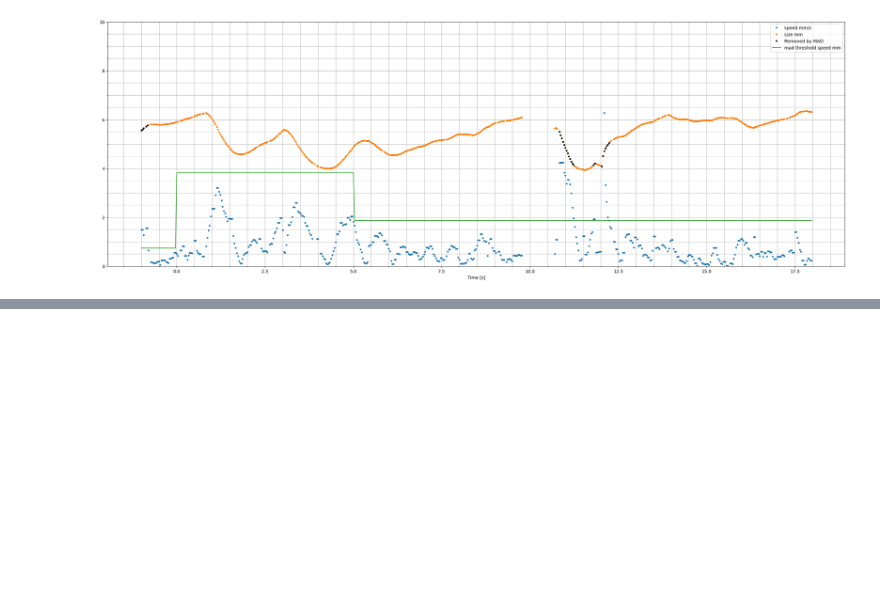
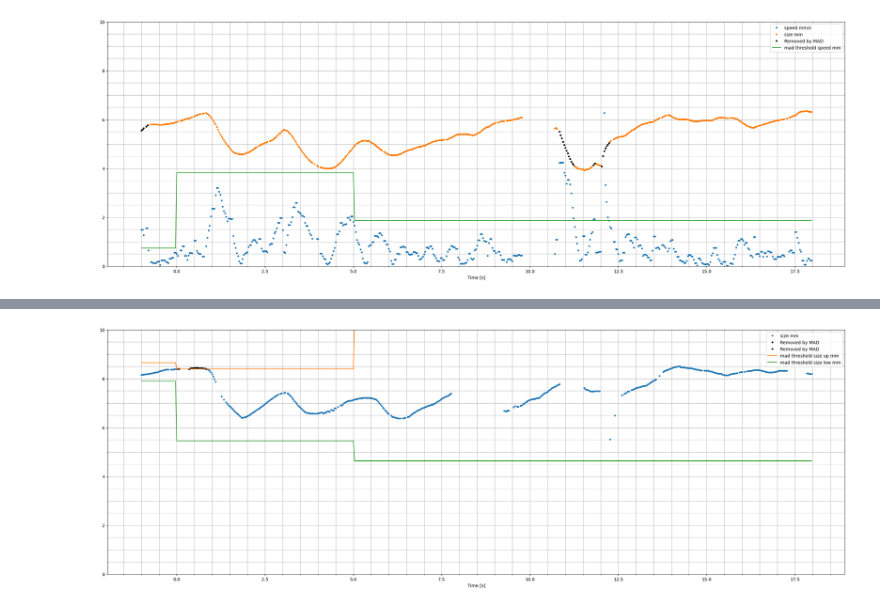
Before and after one commit to tscnlab/civibe_pupilprep, a Jupyter notebook: notebooks/prep_detect_remove_artifacts.ipynb, the cells around one changed output, grey strips where cells are left out. Saved outputs shown, nothing was run; the diff lists cells and outputs as text; code cells hidden in the pictures; blank space fills up the shorter version.

```diff
--- a/notebooks/prep_detect_remove_artifacts.ipynb
+++ b/notebooks/prep_detect_remove_artifacts.ipynb
@@ -207,0 +220,24 @@ As seen in the examples above, the MAD threshold is calculated for each trial ph
+# %%
+def plot_trial_size_MAD(data_df,trial_no):
+    plt.figure(figsize = (30,10))
+
+    plt.plot(data_df['Trial time Sec'][data_df['Trial no']==trial_no],data_df['Stim eye - Size Mm'][data_df['Trial no']==trial_no],label='size mm',marker='.',linestyle='none')
+    plt.plot(data_df['Trial time Sec'][(data_df['Trial no']==trial_no)&(data_df['Stim eye - Size Mm']>data_df['MAD size upper threshold'])],data_df['Stim eye - Size Mm'][(data_df['Trial no']==trial_no)&(data_df['Stim eye - Size Mm']>data_df['MAD size upper threshold'])],marker='.',linestyle='none',color='k',label='Removed by MAD')
+    plt.plot(data_df['Trial time Sec'][(data_df['Trial no']==trial_no)&(data_df['Stim eye - Size Mm']<data_df['MAD size lower threshold'])],data_df['Stim eye - Size Mm'][(data_df['Trial no']==trial_no)&(data_df['Stim eye - Size Mm']<data_df['MAD size lower threshold'])],marker='.',linestyle='none',color='k',label='Removed by MAD')
+    plt.plot(data_df['Trial time Sec'][data_df['Trial no']==trial_no],data_df['MAD size upper threshold'][data_df['Trial no']==trial_no],label='mad threshold size up mm')
+    plt.plot(data_df['Trial time Sec'][data_df['Trial no']==trial_no],data_df['MAD size lower threshold'][data_df['Trial no']==trial_no],label='mad threshold size low mm')
+
+    plt.ylim([0,10])
+    plt.grid(which='both')
+    plt.minorticks_on()
+    plt.legend()
+    plt.xlabel('Time [s]')
+    plt.show()
+# %%
+data_df=remove_samples_above_speed_MAD(data_df,multiplier=4.5)
+# %%
+data_df=compute_phase_pupil_size_mad(data_df, multiplier=4.5)
+# %%
+plot_trial_size_MAD(data_df,185)
+# %% [output]
+[figure, added]
```
Also changed, not shown: parts of 24 cells of this notebook.
